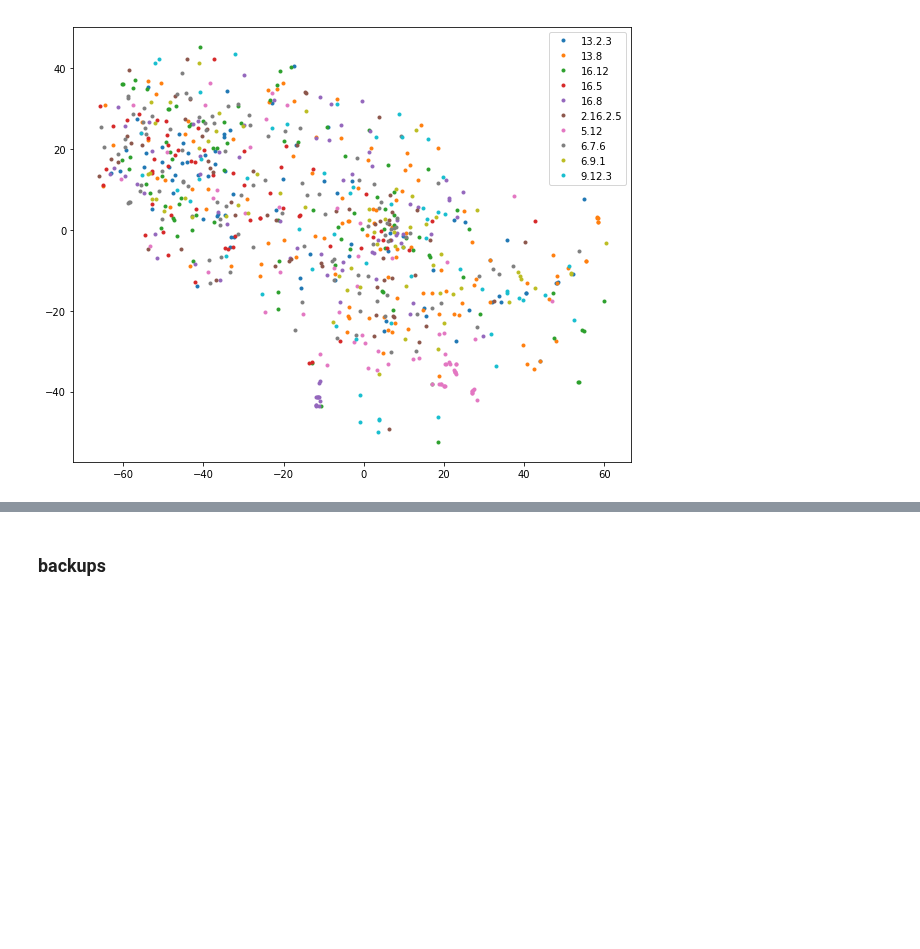
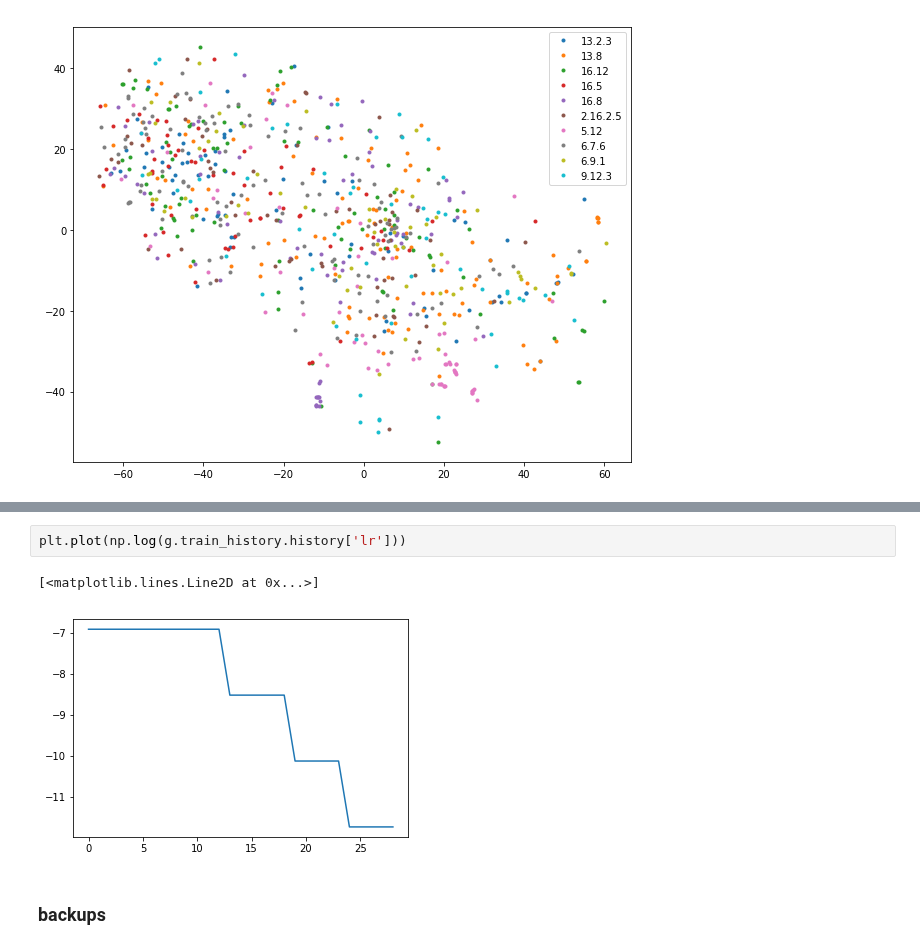
Before and after one commit to wenshuoliu/DLproj, a Jupyter notebook: NRD/GloVe_pretrain.ipynb, the cells around one changed output, grey strips where cells are left out. Cells and saved outputs as stored; diff of their text form; blank space fills up the shorter version.

```diff
--- a/NRD/GloVe_pretrain.ipynb
+++ b/NRD/GloVe_pretrain.ipynb
@@ -389,3 +358,8 @@ ax.legend()
+# %%
+plt.plot(np.log(g.train_history.history['lr']))
+# %% [output]
+[<matplotlib.lines.Line2D at 0x...>]
+[figure, added]
 # %% [markdown]
 ### backups
 # %%
```
Also changed, not shown: parts of 67 cells of this notebook, 6 other files.
